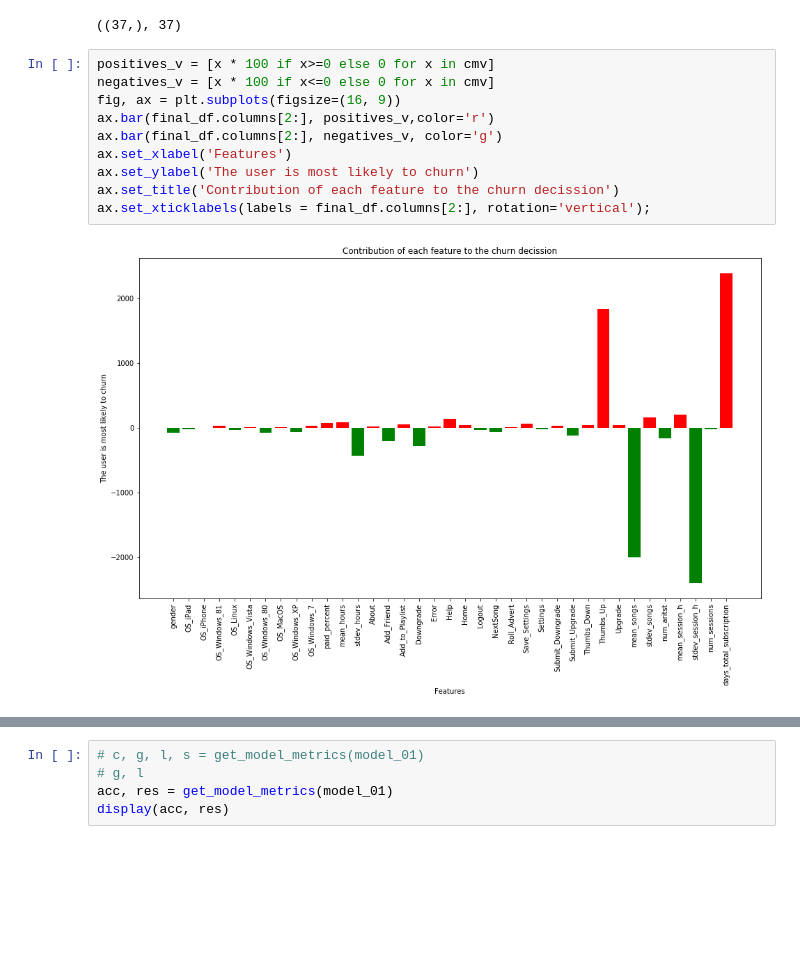
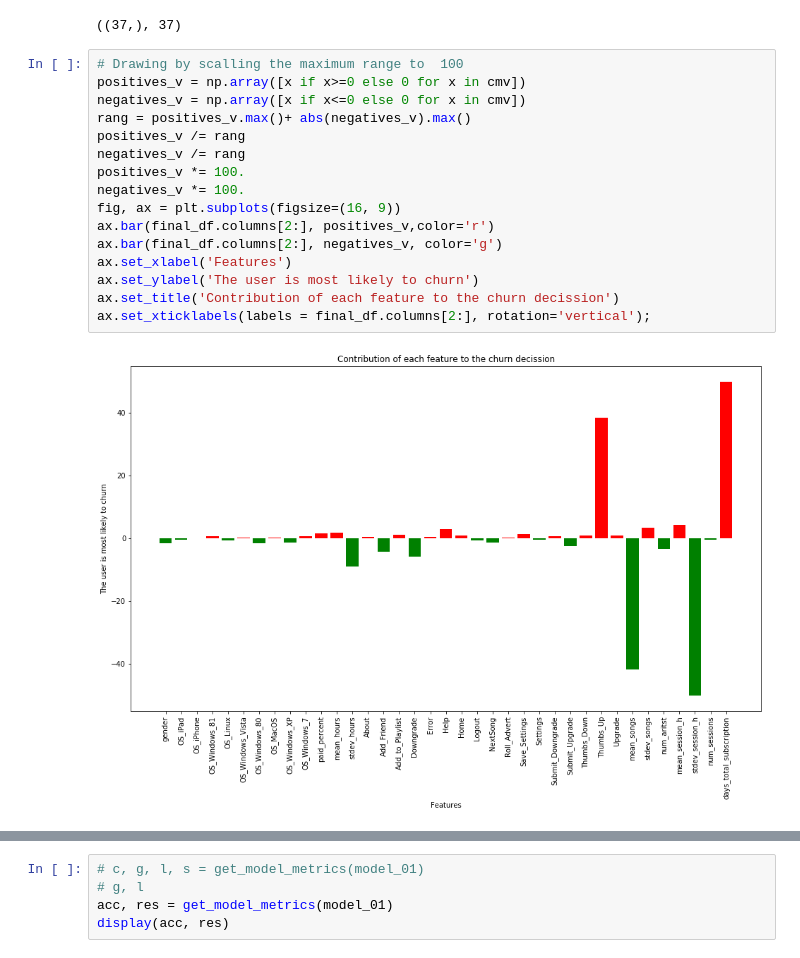
Before and after one commit to drnesr/Sparkify, a Jupyter notebook: Sparkify.ipynb, the cells around one changed output, grey strips where cells are left out. Drawn from its saved outputs; the diff is of its cells as text; blank space fills up the shorter version.

Commit message:
Implemented model's features drawing

```diff
--- a/Sparkify.ipynb
+++ b/Sparkify.ipynb
@@ -1185,14 +1185,20 @@ cmv.shape, len(final_df.columns[2:])
 # %% [output]
 ((37,), 37)
 # %%
-positives_v = [x * 100 if x>=0 else 0 for x in cmv]
-negatives_v = [x * 100 if x<=0 else 0 for x in cmv]
+# Drawing by scalling the maximum range to  100
+positives_v = np.array([x if x>=0 else 0 for x in cmv])
+negatives_v = np.array([x if x<=0 else 0 for x in cmv])
+rang = positives_v.max()+ abs(negatives_v).max()
+positives_v /= rang
+negatives_v /= rang
+positives_v *= 100.
+negatives_v *= 100.
 fig, ax = plt.subplots(figsize=(16, 9))
 ax.bar(final_df.columns[2:], positives_v,color='r')
 ax.bar(final_df.columns[2:], negatives_v, color='g')
 ax.set_xlabel('Features')
 ax.set_ylabel('The user is most likely to churn')
 ax.set_title('Contribution of each feature to the churn decission')
 ax.set_xticklabels(labels = final_df.columns[2:], rotation='vertical');
 # %% [output]
-[figure, old version]
+[figure, new version]
```
Also changed, not shown: parts of 9 cells of this notebook.
